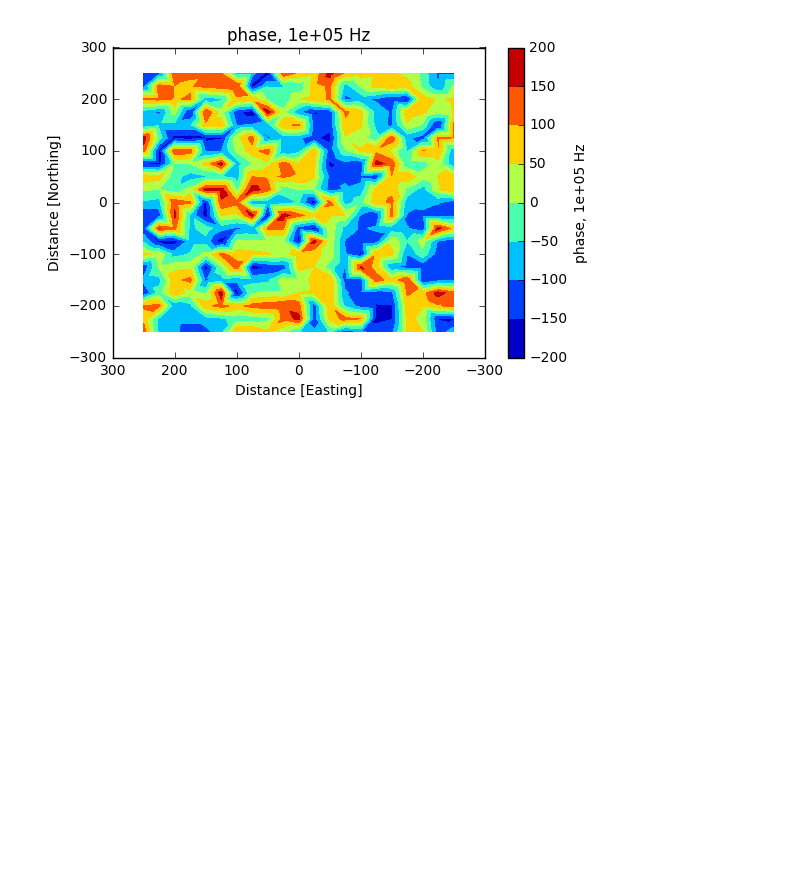
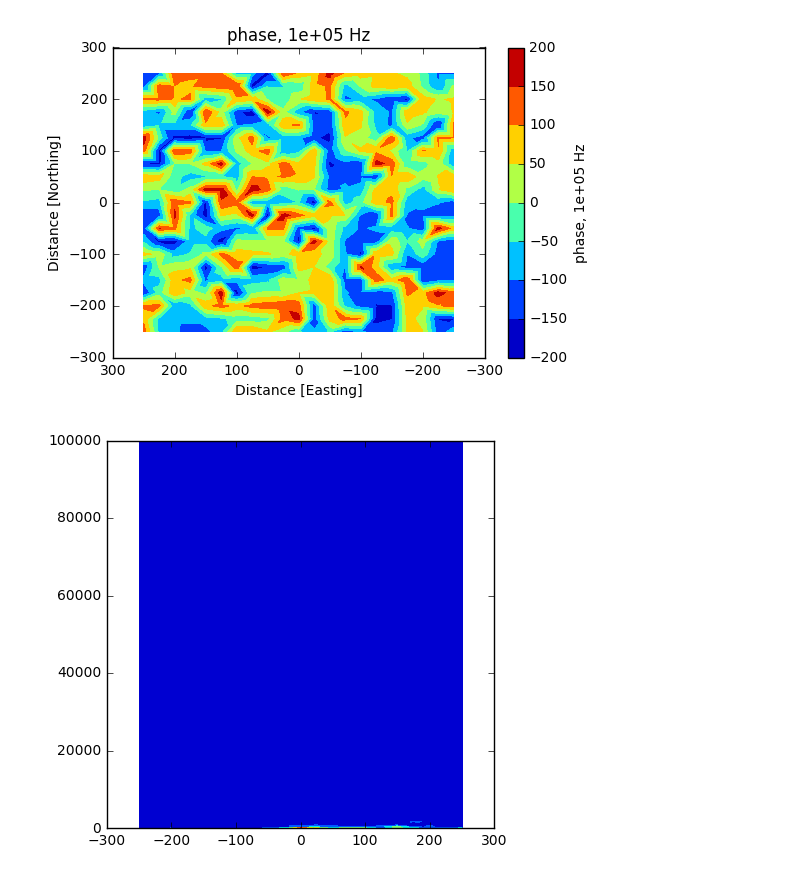
Before and after one commit to geoscixyz/em_examples, a Jupyter notebook: notebooks/geophysical_surveys/MT_Survey/plot data vertical contact.ipynb, the cells around one changed output. Cells and saved outputs as stored; diff of their text form; code cells hidden in the pictures; blank space fills up the shorter version.

```diff
--- a/notebooks/geophysical_surveys/MT_Survey/plot data vertical contact.ipynb
+++ b/notebooks/geophysical_surveys/MT_Survey/plot data vertical contact.ipynb
@@ -245,3 +245,16 @@ cb = plt.colorbar()
 cb.set_label(('%s, %.g Hz')%(component,freq))
 # %% [output]
 [figure]
+# %%
+fig = plt.figure(figsize= (5,5))
+ax0 = plt.subplot(111)
+
+
+cont_args_app_res = {'levels':np.linspace(50.,150.,11)}#,'norm':colors.LogNorm()}
+cont_args_phasexy = {'levels':np.linspace(-145.,-115.,21),'cmap':'viridis'}#,'norm':colors.LogNorm()}
+cont_args_phaseyx = {'levels':np.linspace(35.,55.,21),'cmap':'viridis'}#,'norm':colors.LogNorm()}
+
+
+fig,ax0,cont_appresxy = mtData.section_plot({'y':0.},'T','zy','amplitude',ax=ax0, plot_error=False)#, **cont_args_app_res)
+# %% [output]
+[figure, added]
```
Also changed, not shown: parts of 2 cells of this notebook, 2 other files.
